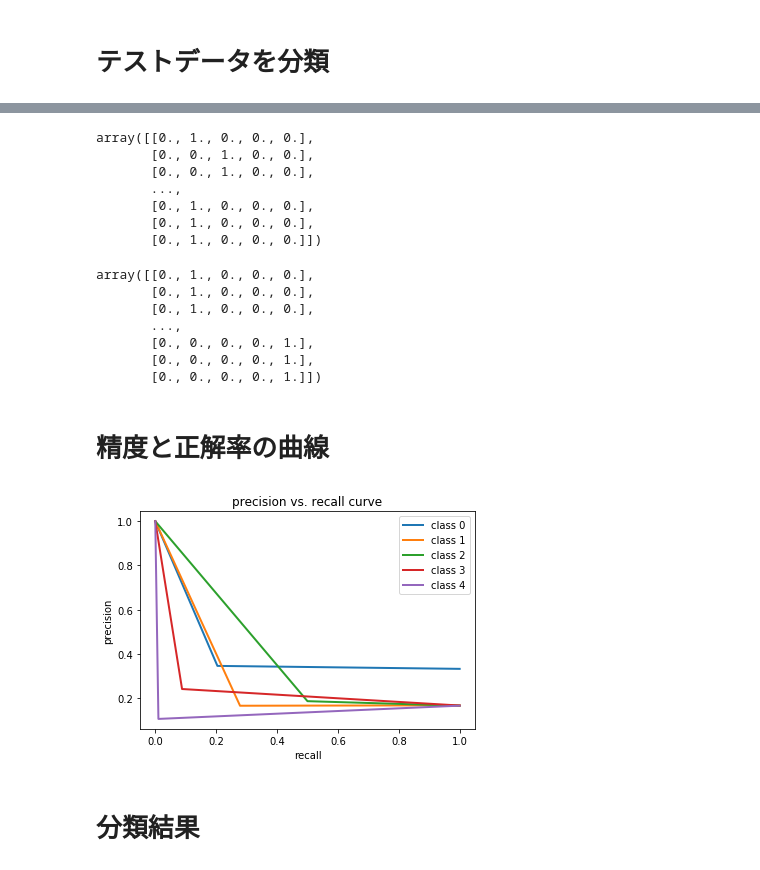
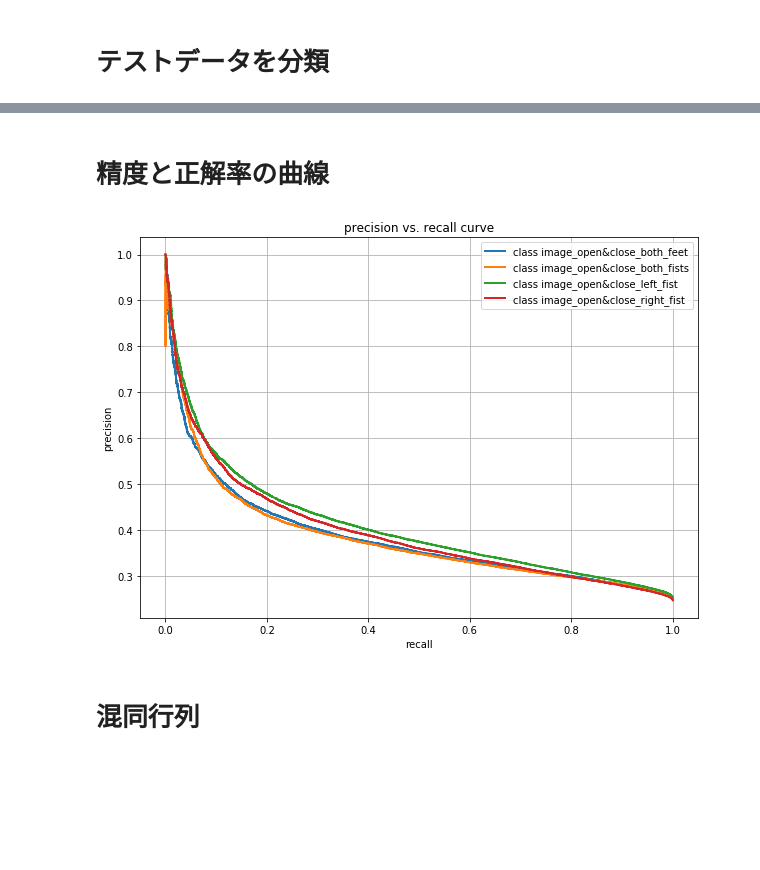
Before and after one commit to amar-enkhbat/graduation_thesis_2019, a Jupyter notebook: keras_eval.ipynb, the cells around one changed output, grey strips where cells are left out. Cells and saved outputs as stored; diff of their text form; code cells hidden in the pictures; blank space fills up the shorter version.

```diff
--- a/keras_eval.ipynb
+++ b/keras_eval.ipynb
@@ -96,3 +90,13 @@ Test label shape: (5861, 5)
+# %%
+from sklearn.preprocessing import StandardScaler
+scaler = StandardScaler()
+
+X_train = X_train.reshape(-1, height*width)
+X_valid = X_valid.reshape(-1, height*width)
+X_train = scaler.fit_transform(X_train)
+X_valid = scaler.transform(X_valid)
+X_train = X_train.reshape(-1, window_size, height, width, 1)
+X_valid = X_valid.reshape(-1, window_size, height, width, 1)
 # %% [markdown]
 # モデルを定義
 # %%
@@ -152,6 +128,8 @@ _________________________________________________________________
 # %% [markdown]
 # テストデータを分類
 # %%
-y_pred = model.predict(X_valid, batch_size=300, verbose=1)
+n_labels = y_valid.shape[1]
+batch_size = 300
+y_pred = model.predict(X_valid, batch_size=batch_size, verbose=1)
 y_pred_bool = np.argmax(y_pred, axis=1)
 # %% [output]
@@ -159,2 +136,0 @@ y_pred_bool = np.argmax(y_pred, axis=1)
-# %%
-y_pred = ohe.inverse_transform(y_pred)
@@ -171,44 +137,26 @@ array([['image_open&close_both_feet'],
-# %%
-y_pred = ohe.transform(y_pred)
-# %%
-y_pred
-# %% [output]
-array([[0., 1., 0., 0., 0.],
-       [0., 0., 1., 0., 0.],
-       [0., 0., 1., 0., 0.],
-       ...,
-       [0., 1., 0., 0., 0.],
-       [0., 1., 0., 0., 0.],
-       [0., 1., 0., 0., 0.]])
-# %%
-y_valid
-# %% [output]
-array([[0., 1., 0., 0., 0.],
-       [0., 1., 0., 0., 0.],
-       [0., 1., 0., 0., 0.],
-       ...,
-       [0., 0., 0., 0., 1.],
-       [0., 0., 0., 0., 1.],
-       [0., 0., 0., 0., 1.]])
 # %% [markdown]
 # 精度と正解率の曲線
 # %%
-from sklearn.metrics import precision_recall_curve, roc_curve
-from sklearn.preprocessing import label_binarize
-
+import matplotlib.pyplot as plt
+from sklearn.metrics import precision_recall_curve, roc_curve, auc, roc_auc_score
+from scipy import interp
+from itertools import cycle
+lw = 2
 precision = dict()
 recall = dict()
-for i in range(5):
-    precision[i], recall[i], _ = precision_recall_curve(y_valid[:, i],
-                                                        y_pred[:, i])
-    plt.plot(recall[i], precision[i], lw=2, label='class {}'.format(i))
-
+plt.figure(figsize=(10, 7))
+for i in range(n_labels):
+    precision[i], recall[i], _ = precision_recall_curve(y_valid[:, i], y_pred[:, i])
+    plt.plot(recall[i], precision[i], lw=lw, label="class {}".format(ohe.categories_[0][i]))
 plt.xlabel("recall")
 plt.ylabel("precision")
+plt.grid()
 plt.legend(loc="best")
 plt.title("precision vs. recall curve")
+plt.savefig(results_path + "/precision_recall_curve", bbox_inches="tight")
+#     plt.clf()
 plt.show()
 # %% [output]
-[figure, old version]
+[figure, new version]
 # %% [markdown]
-# 分類結果
+# 混同行列
```
Also changed, not shown: parts of 30 cells of this notebook, 38 other files.
